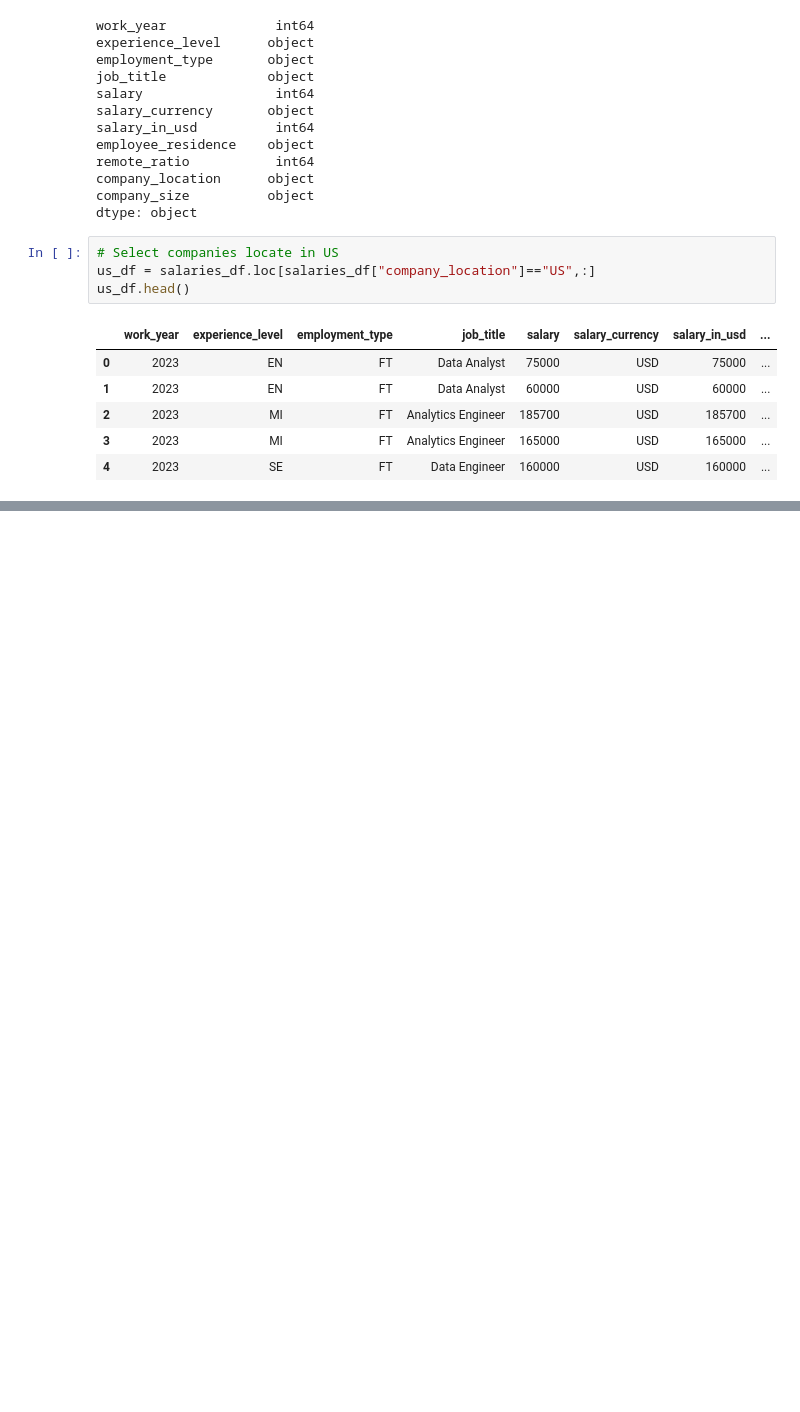
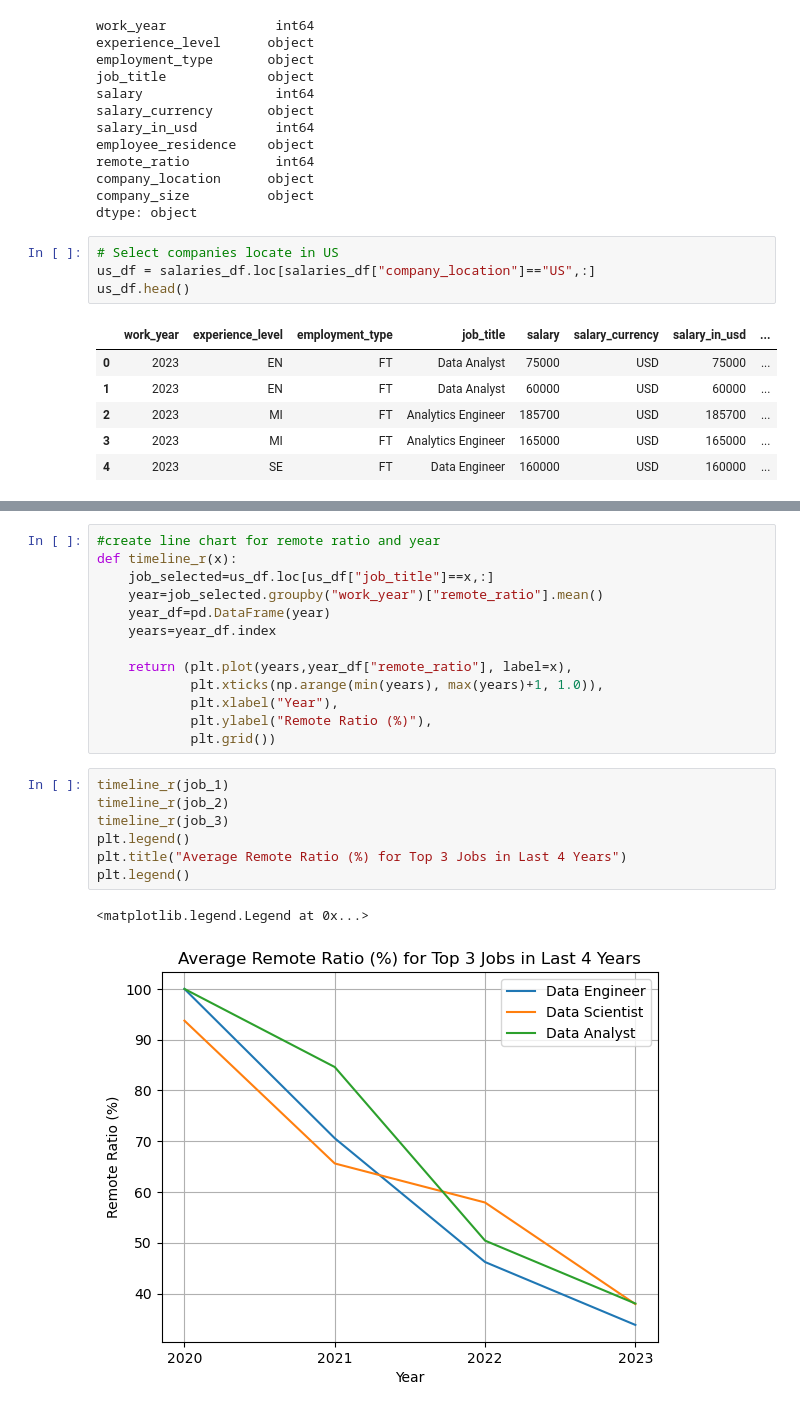
Before and after one commit to ed2131/Project_1, a Jupyter notebook: Project 1.ipynb, the cells around one changed output, grey strips where cells are left out. Saved outputs shown, nothing was run; the diff lists cells and outputs as text; blank space fills up the shorter version.

```diff
--- a/Project 1.ipynb
+++ b/Project 1.ipynb
@@ -61,0 +236,23 @@ us_df.head()
+# %%
+#create line chart for remote ratio and year
+def timeline_r(x):
+    job_selected=us_df.loc[us_df["job_title"]==x,:]
+    year=job_selected.groupby("work_year")["remote_ratio"].mean()
+    year_df=pd.DataFrame(year)
+    years=year_df.index
+
+    return (plt.plot(years,year_df["remote_ratio"], label=x),
+            plt.xticks(np.arange(min(years), max(years)+1, 1.0)),
+            plt.xlabel("Year"),
+            plt.ylabel("Remote Ratio (%)"),
+            plt.grid())
+# %%
+timeline_r(job_1)
+timeline_r(job_2)
+timeline_r(job_3)
+plt.legend()
+plt.title("Average Remote Ratio (%) for Top 3 Jobs in Last 4 Years")
+plt.legend()
+# %% [output]
+<matplotlib.legend.Legend at 0x...>
+[figure, added]
```
Also changed, not shown: parts of 19 cells of this notebook, 2 other files.
